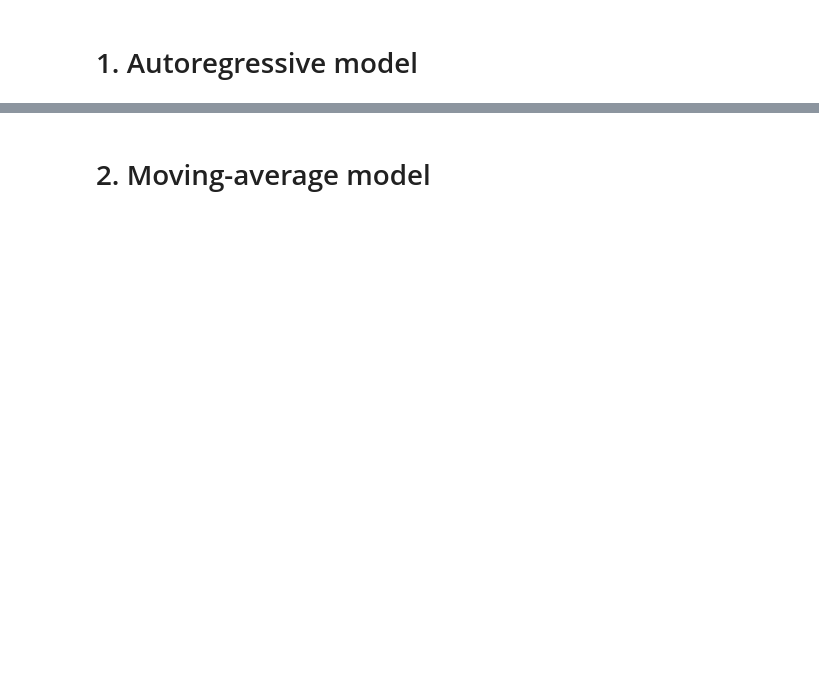
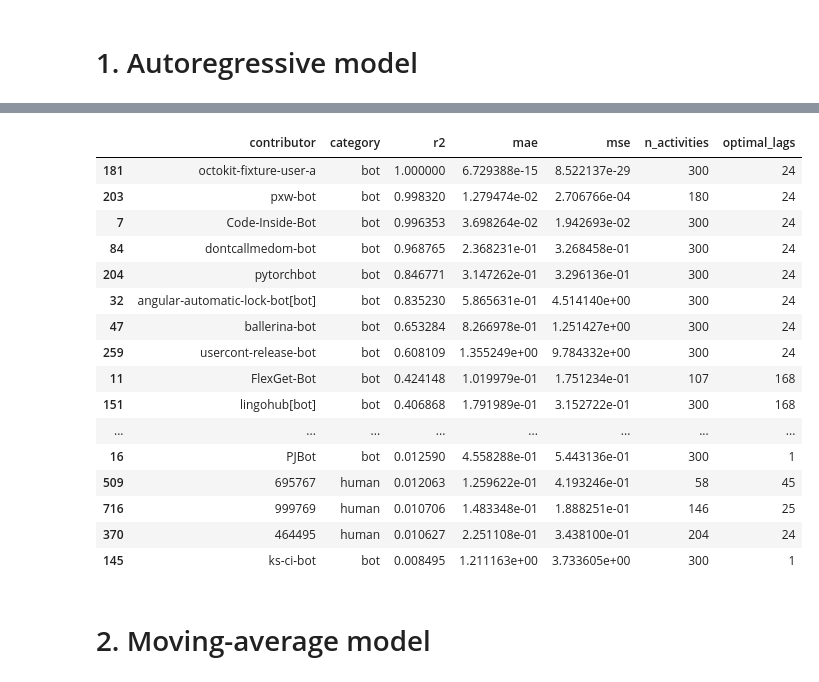
Before and after one commit to uhourri/GH-Bots-API, a Jupyter notebook: code/Models comparing using time sequences.ipynb, the cells around one changed output, grey strips where cells are left out. Saved outputs shown, nothing was run; the diff lists cells and outputs as text; code cells hidden in the pictures; blank space fills up the shorter version.

```diff
--- a/code/Models comparing using time sequences.ipynb
+++ b/code/Models comparing using time sequences.ipynb
@@ -139,0 +135,58 @@ test
+# %%
+def ar_model(contributor):
+
+    # Spliting the data into training and testing sets for time series forecasting, using a time-based split with split size = 0.9
+    train, test = (
+        contributor.apply(lambda x: x[:int(0.9*len(x))]),
+        contributor.apply(lambda x: x[int(0.9*len(x)):])
+    )
+
+    # Set the frequency of the index to hourly
+    train.index.freq = 'H'
+
+    # Choose the optimal number of lags
+    lags = min(int((len(train)/2)-1),24*7)
+    acf_values, _ = pacf(train['n_activities'].values, nlags=lags, alpha=0.05, method='ols')
+    optimal_lags = np.argmax(acf_values[1:])+1
+
+    # Fit the model
+    model = AutoReg(train['n_activities'], lags=optimal_lags).fit()
+
+    # Forecast the test set
+    predictions = model.predict(start=len(train), end=len(train)+len(test)-1)
+
+    # Create a series for evaluation metrics and sum of activities
+    metrics = pd.Series({
+        'contributor': contributor['contributor'].iloc[0],
+        'category': contributor['category'].iloc[0],
+        'r2': r2_score(test['n_activities'], predictions),
+        'mae': mean_absolute_error(test['n_activities'], predictions),
+        'mse': mean_squared_error(test['n_activities'], predictions),
+        'n_activities': contributor['n_activities'].sum(),
+        'optimal_lags': optimal_lags
+    })
+
+    return metrics
+# %%
+# Apply the function to each contributor
+ar_results = data.groupby(['category', 'contributor']).apply(ar_model).reset_index(drop=True)
+# %%
+ar_results.sort_values(by='r2', ascending=False).head(40)
+# %% [output]
+|  | contributor | category | r2 | mae | mse | n_activities | optimal_lags |
+| 181 | octokit-fixture-user-a | bot | 1.000000 | 6.729388e-15 | 8.522137e-29 | 300 | 24 |
+| 203 | pxw-bot | bot | 0.998320 | 1.279474e-02 | 2.706766e-04 | 180 | 24 |
+| 7 | Code-Inside-Bot | bot | 0.996353 | 3.698264e-02 | 1.942693e-02 | 300 | 24 |
+| 84 | dontcallmedom-bot | bot | 0.968765 | 2.368231e-01 | 3.268458e-01 | 300 | 24 |
+| 204 | pytorchbot | bot | 0.846771 | 3.147262e-01 | 3.296136e-01 | 300 | 24 |
+| 32 | angular-automatic-lock-bot[bot] | bot | 0.835230 | 5.865631e-01 | 4.514140e+00 | 300 | 24 |
+| 47 | ballerina-bot | bot | 0.653284 | 8.266978e-01 | 1.251427e+00 | 300 | 24 |
+| 259 | usercont-release-bot | bot | 0.608109 | 1.355249e+00 | 9.784332e+00 | 300 | 24 |
+| 11 | FlexGet-Bot | bot | 0.424148 | 1.019979e-01 | 1.751234e-01 | 107 | 168 |
+| 151 | lingohub[bot] | bot | 0.406868 | 1.791989e-01 | 3.152722e-01 | 300 | 168 |
+| ... | ... | ... | ... | ... | ... | ... | ... |
+| 16 | PJBot | bot | 0.012590 | 4.558288e-01 | 5.443136e-01 | 300 | 1 |
+| 509 | 695767 | human | 0.012063 | 1.259622e-01 | 4.193246e-01 | 58 | 45 |
+| 716 | 999769 | human | 0.010706 | 1.483348e-01 | 1.888251e-01 | 146 | 25 |
+| 370 | 464495 | human | 0.010627 | 2.251108e-01 | 3.438100e-01 | 204 | 24 |
+| 145 | ks-ci-bot | bot | 0.008495 | 1.211163e+00 | 3.733605e+00 | 300 | 1 |
```
Also changed, not shown: parts of 25 cells of this notebook, 2 other files.
